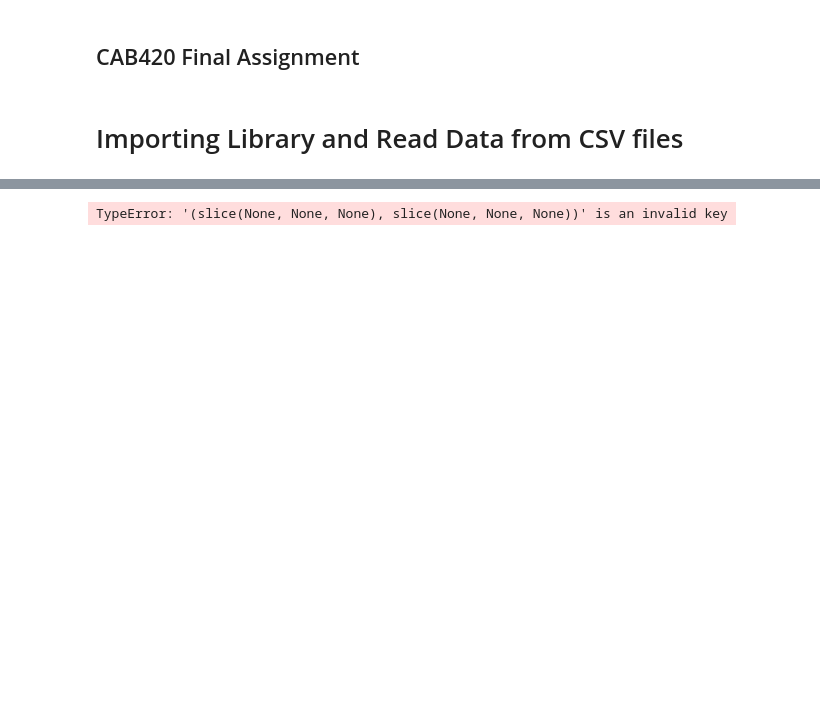
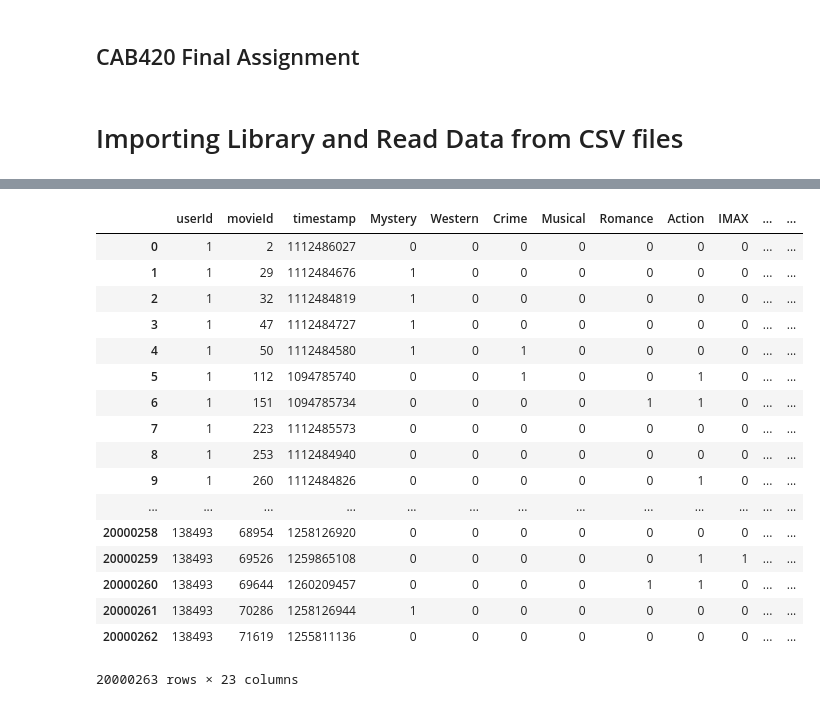
Before and after one commit to Ericlkl/Movie-Rating-Prediction, a Jupyter notebook: Assignment.ipynb, the cells around one changed output, grey strips where cells are left out. Saved outputs shown, nothing was run; the diff lists cells and outputs as text; code cells hidden in the pictures; blank space fills up the shorter version.

```diff
--- a/Assignment.ipynb
+++ b/Assignment.ipynb
@@ -38,6 +35,4 @@ for genre in get_all_genres():
     movies_dataset[genre] = genresDummy[genre]
 
 # Filtering duplicate values in the MovieGenre list
-movies_dataset = movies_dataset.drop(columns=['genres'], axis=1)
-
-movies_dataset
+movies_dataset = movies_dataset.drop(columns=['genres', 'title'], axis=1)
@@ -64,6 +39,26 @@ movies_dataset
 # %%
-X = pd.merge(rating_dataset[:,:], movies_dataset, on='movieId', how="left")
+X = pd.merge(rating_dataset[["userId","movieId","timestamp"]], movies_dataset, on='movieId', how="left")
+
+# Creating parameters from Rating Dataset
+# y = rating_dataset.loc[:, ["rating"]]
 
 X
 # %% [output]
+|  | userId | movieId | timestamp | Mystery | Western | Crime | Musical | Romance | Action | IMAX | ... | ... |
+| 0 | 1 | 2 | 1112486027 | 0 | 0 | 0 | 0 | 0 | 0 | 0 | ... | ... |
+| 1 | 1 | 29 | 1112484676 | 1 | 0 | 0 | 0 | 0 | 0 | 0 | ... | ... |
+| 2 | 1 | 32 | 1112484819 | 1 | 0 | 0 | 0 | 0 | 0 | 0 | ... | ... |
+| 3 | 1 | 47 | 1112484727 | 1 | 0 | 0 | 0 | 0 | 0 | 0 | ... | ... |
+| 4 | 1 | 50 | 1112484580 | 1 | 0 | 1 | 0 | 0 | 0 | 0 | ... | ... |
+| 5 | 1 | 112 | 1094785740 | 0 | 0 | 1 | 0 | 0 | 1 | 0 | ... | ... |
+| 6 | 1 | 151 | 1094785734 | 0 | 0 | 0 | 0 | 1 | 1 | 0 | ... | ... |
+| 7 | 1 | 223 | 1112485573 | 0 | 0 | 0 | 0 | 0 | 0 | 0 | ... | ... |
+| 8 | 1 | 253 | 1112484940 | 0 | 0 | 0 | 0 | 0 | 0 | 0 | ... | ... |
+| 9 | 1 | 260 | 1112484826 | 0 | 0 | 0 | 0 | 0 | 1 | 0 | ... | ... |
+| ... | ... | ... | ... | ... | ... | ... | ... | ... | ... | ... | ... | ... |
+| 20000258 | 138493 | 68954 | 1258126920 | 0 | 0 | 0 | 0 | 0 | 0 | 0 | ... | ... |
+| 20000259 | 138493 | 69526 | 1259865108 | 0 | 0 | 0 | 0 | 0 | 1 | 1 | ... | ... |
+| 20000260 | 138493 | 69644 | 1260209457 | 0 | 0 | 0 | 0 | 1 | 1 | 0 | ... | ... |
+| 20000261 | 138493 | 70286 | 1258126944 | 1 | 0 | 0 | 0 | 0 | 0 | 0 | ... | ... |
+| 20000262 | 138493 | 71619 | 1255811136 | 0 | 0 | 0 | 0 | 0 | 0 | 0 | ... | ... |
-TypeError: '(slice(None, None, None), slice(None, None, None))' is an invalid key
+20000263 rows × 23 columns
```
Also changed, not shown: parts of 4 cells of this notebook.
